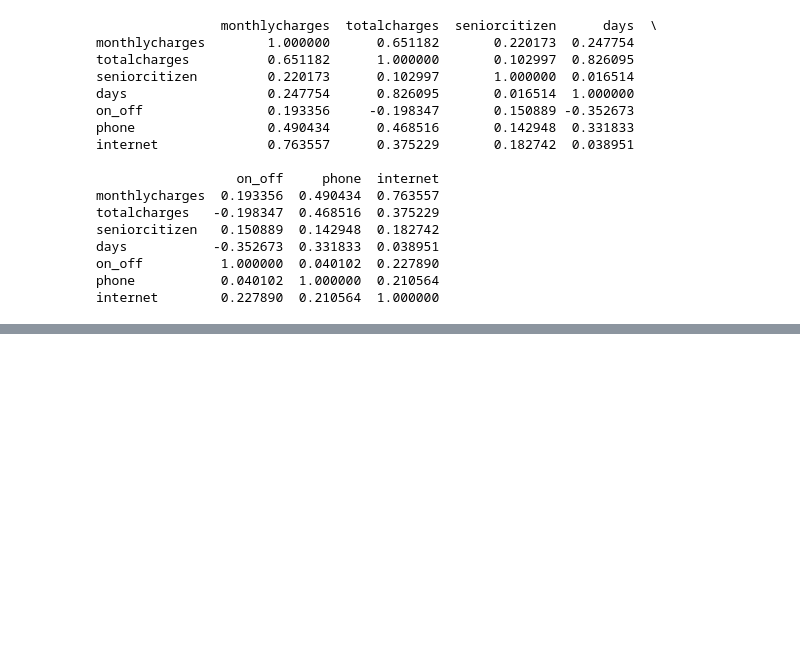
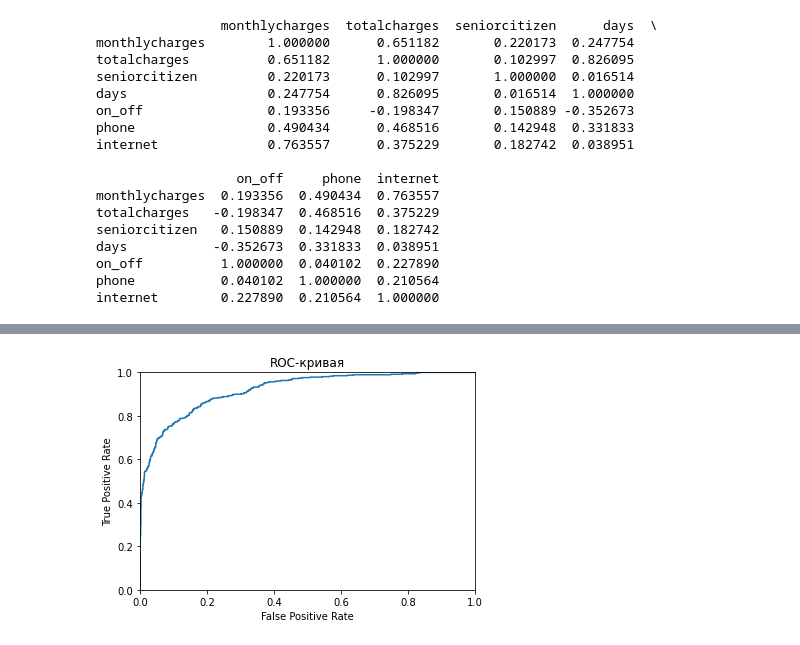
Before and after one commit to Konstantin5054232/ausbildungsprojekte, a Jupyter notebook: 16_Telekomkunden_gehen_weg/Telekomkunden_gehen_weg.ipynb, the cells around one changed output, grey strips where cells are left out. Cells and saved outputs as stored; diff of their text form; code cells hidden in the pictures; blank space fills up the shorter version.

```diff
--- a/16_Telekomkunden_gehen_weg/Telekomkunden_gehen_weg.ipynb
+++ b/16_Telekomkunden_gehen_weg/Telekomkunden_gehen_weg.ipynb
@@ -308,0 +377,21 @@ X_train, X_test, y_train, y_test = train_test_split(
+# %%
+# Überprüfen Sie den Betrieb des CatBoostClassifier-Modells auf einem Testset.
+catboost = CatBoostClassifier(
+    iterations=1100,
+    learning_rate=0.1,
+    depth=4,
+    verbose=200,
+    loss_function='CrossEntropy',
+    eval_metric='AUC',
+    random_state=1234
+)
+catboost.fit(
+    X_train, y_train,
+    eval_set=(X_test, y_test)
+)
+
+predict = catboost.predict(X_test)
+predict_proba = catboost.predict_proba(X_test)[:, 1]
+
+print('ROC-AUC auf Testset: %.3f' % roc_auc_score(y_test, predict_proba))
+print('Accuracy auf Testset: %.3f ' % accuracy_score(y_test, predict))
@@ -308,0 +413,14 @@ X_train, X_test, y_train, y_test = train_test_split(
+# %%
+# Wir zeichnen die ROC-Kurve.
+fpr, tpr, thresholds = roc_curve(y_test, predict_proba)
+
+plt.figure()
+plt.plot(fpr, tpr)
+plt.xlim([0.0, 1.0])
+plt.ylim([0.0, 1.0])
+plt.xlabel('False Positive Rate')
+plt.ylabel('True Positive Rate')
+plt.title('ROC-кривая')
+plt.show()
+# %% [output]
+[figure, added]
```
Also changed, not shown: parts of 12 cells of this notebook.
